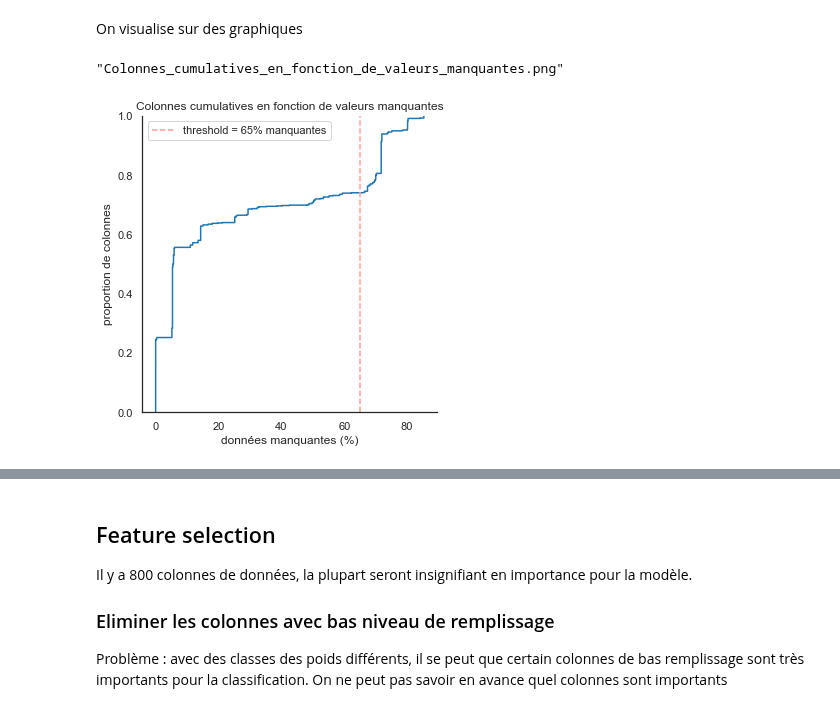
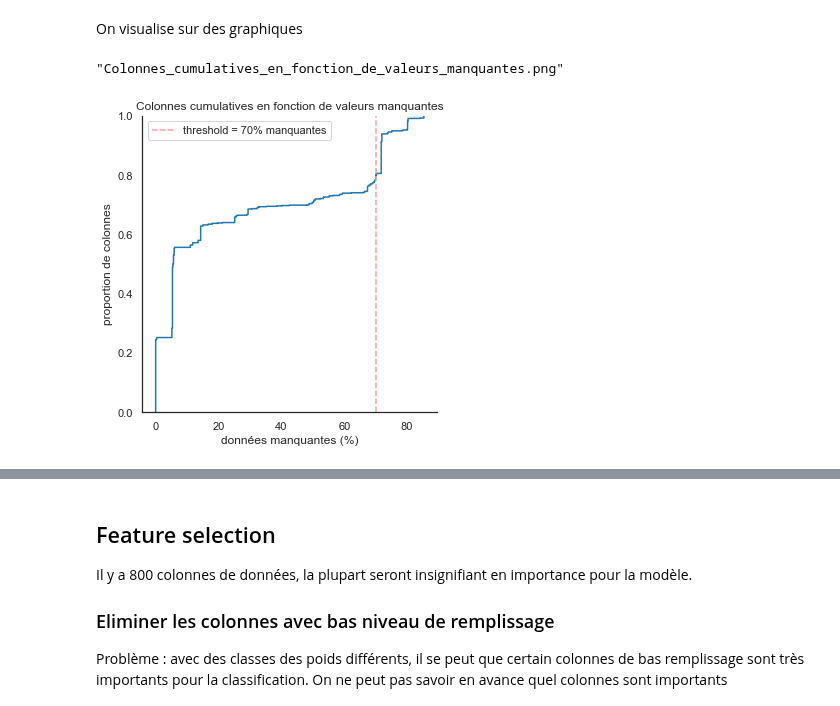
Before and after one commit to mrcreasey/oc-ds-p7-scoring-dashboard, a Jupyter notebook: code/P7_eda_nettoyage.ipynb, the cells around one changed output, grey strips where cells are left out. Saved outputs shown, nothing was run; the diff lists cells and outputs as text; code cells hidden in the pictures.

Commit message:
drop columns below fill threshold

```diff
--- a/code/P7_eda_nettoyage.ipynb
+++ b/code/P7_eda_nettoyage.ipynb
@@ -1274,12 +1258,12 @@ print(f'% colonnes avec plus de 30% manquantes = {(prop_cols*100):.0f} %')
 On visualise sur des graphiques
 # %%
 sns.displot(data=df_remplissage, x='% manquantes', kind='ecdf')
-plt.axvline(65, label='threshold = 65% manquantes', ls='--', c='r')
+plt.axvline(70, label='threshold = 70% manquantes', ls='--', c='r')
 plt.xlabel('données manquantes (%)')
 plt.ylabel('proportion de colonnes')
 plt.legend()
 plt.title('Colonnes cumulatives en fonction de valeurs manquantes')
 to_png()
 # %% [output]
 "Colonnes_cumulatives_en_fonction_de_valeurs_manquantes.png"
-[figure, old version]
+[figure, new version]
```
Also changed, not shown: parts of 16 cells of this notebook.
